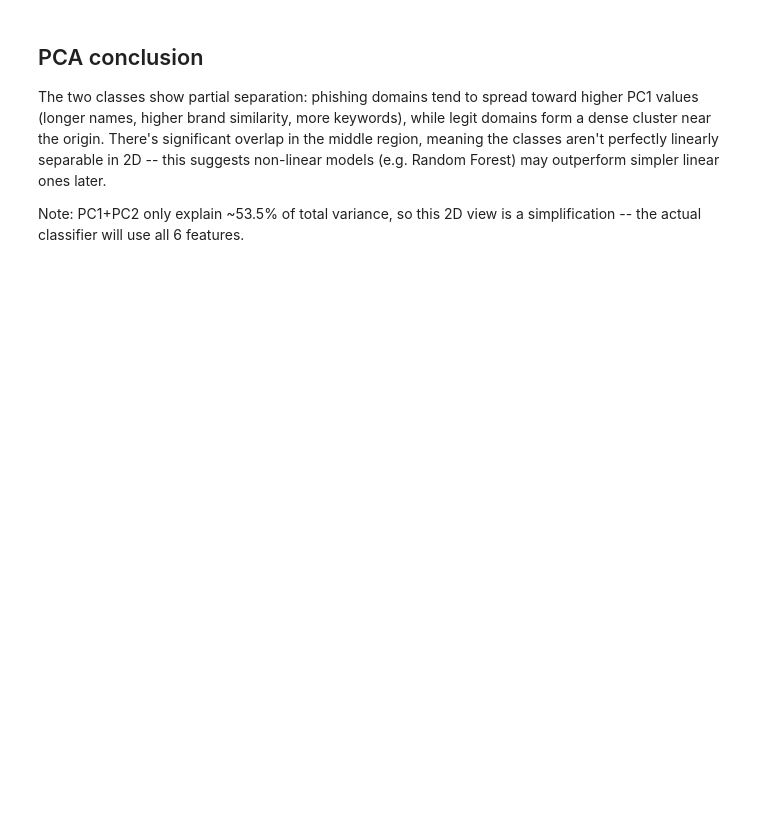
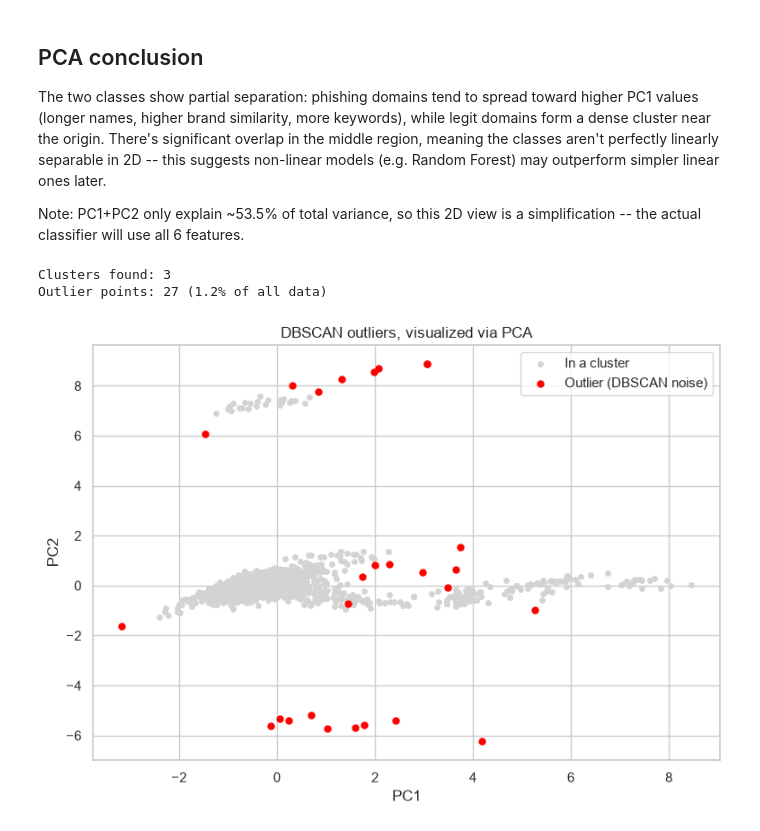
Before and after one commit to michallitwin/phishguard-live, a Jupyter notebook: notebooks/eda.ipynb, the cells around one changed output. Saved outputs shown, nothing was run; the diff lists cells and outputs as text; code cells hidden in the pictures; blank space fills up the shorter version.

Commit message:
done dbscann

```diff
--- a/notebooks/eda.ipynb
+++ b/notebooks/eda.ipynb
@@ -180,0 +188,32 @@ is a simplification -- the actual classifier will use all 6 features.
+# %%
+eps_value = 1.2
+k = 12
+
+dbscan = DBSCAN(eps=eps_value, min_samples=k)
+cluster_labels = dbscan.fit_predict(X_scaled)
+
+n_clusters = len(set(cluster_labels)) - (1 if -1 in cluster_labels else 0)
+n_outliers = list(cluster_labels).count(-1)
+print(f"Clusters found: {n_clusters}")
+print(f"Outlier points: {n_outliers} ({n_outliers/len(X):.1%} of all data)")
+# %% [output]
+Clusters found: 3
+Outlier points: 27 (1.2% of all data)
+# %%
+pca_2d = PCA(n_components=2, random_state=42)
+X_pca = pca_2d.fit_transform(X_scaled)
+
+plt.figure(figsize=(9, 6))
+
+# Normal points (part of a cluster) in gray, outliers in red
+is_outlier = cluster_labels == -1
+plt.scatter(X_pca[~is_outlier, 0], X_pca[~is_outlier, 1], c="lightgray", s=15, label="In a cluster")
+plt.scatter(X_pca[is_outlier, 0], X_pca[is_outlier, 1], c="red", s=25, label="Outlier (DBSCAN noise)")
+
+plt.xlabel("PC1")
+plt.ylabel("PC2")
+plt.title("DBSCAN outliers, visualized via PCA")
+plt.legend()
+plt.show()
+# %% [output]
+[figure, added]
```
Also changed, not shown: parts of 12 cells of this notebook.
